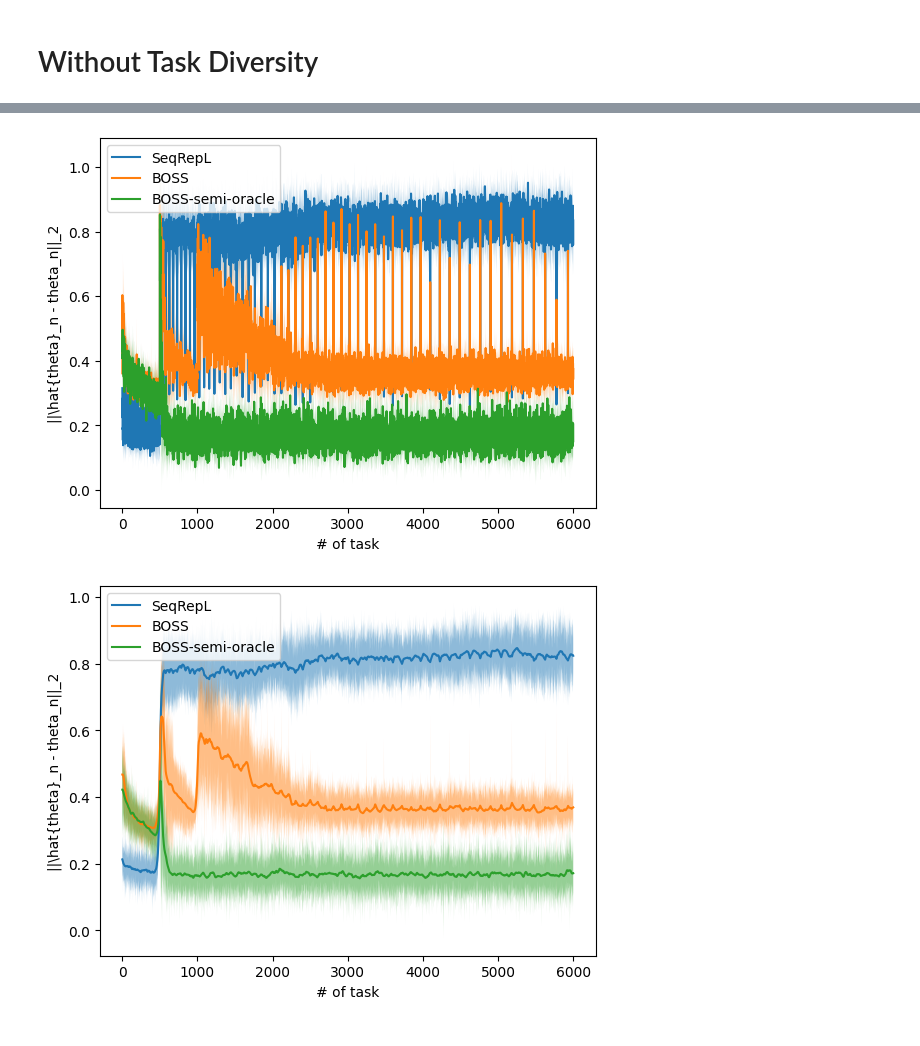
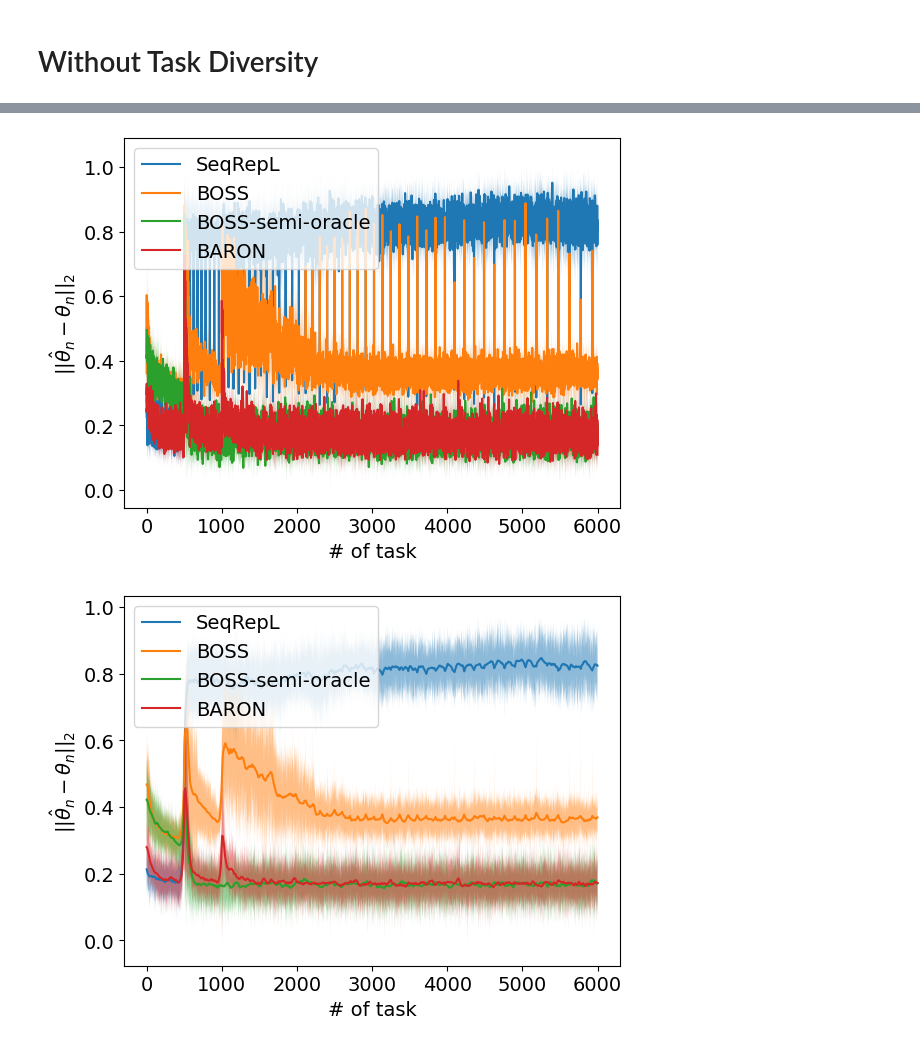
Before and after one commit to duongnhatthang/BOSS, a Jupyter notebook: exp.ipynb, the cells around one changed output, grey strips where cells are left out. Cells and saved outputs as stored; diff of their text form; code cells hidden in the pictures.

```diff
--- a/exp.ipynb
+++ b/exp.ipynb
@@ -99,6 +99,8 @@ def load_dict(name):
     std_PMA_no_oracle2 = input_dict["std_PMA_no_oracle2"]
     mean_SeqRepL2 = input_dict["mean_SeqRepL2"]
     std_SeqRepL2 = input_dict["std_SeqRepL2"]
+    mean_BARON2 = input_dict["mean_BARON2"]
+    std_BARON2 = input_dict["std_BARON2"]
     return (
         mean_PEGE2,
         std_PEGE2,
@@ -110,6 +112,8 @@ def load_dict(name):
         std_PMA_no_oracle2,
         mean_SeqRepL2,
         std_SeqRepL2,
+        mean_BARON2,
+        std_BARON2,
     )
 
 
@@ -140,4 +144,7 @@ best_PMA_no_oracle = eval_multi(input_dict)
 # %%
 input_dict["name"] = "SeqRepL"
 best_SeqRepL = eval_multi(input_dict)
+# %%
+input_dict["name"] = "BARON"
+best_BARON = eval_multi(input_dict)
 # %%
@@ -514,3 +569,6 @@ best_SeqRepL2 = eval_multi(input_dict)
+# %%
+input_dict["name"] = "BARON"
+best_BARON2 = eval_multi(input_dict)
 # %%
 plot_prev_data = True
 if plot_prev_data:
@@ -595,7 +664,9 @@ if plot_prev_data:
         std_PMA_no_oracle2,
         mean_SeqRepL2,
         std_SeqRepL2,
-    ) = load_dict("NoTaskDiv_B.npy")
+        mean_BARON2,
+        std_BARON2,
+    ) = load_dict("cache_data/NoTaskDiv_B2.npy")
 else:
     mean_PMA2 = np.mean(best_PMA2["B_hat_err"], axis=0)
     std_PMA2 = np.std(best_PMA2["B_hat_err"], axis=0)
@@ -603,6 +674,8 @@ else:
     std_SeqRepL2 = np.std(best_SeqRepL2["B_hat_err"], axis=0)
     mean_PMA_no_oracle2 = np.mean(best_PMA_no_oracle2["B_hat_err"], axis=0)
     std_PMA_no_oracle2 = np.std(best_PMA_no_oracle2["B_hat_err"], axis=0)
+    mean_BARON2 = np.mean(best_BARON2["B_hat_err"], axis=0)
+    std_BARON2 = np.std(best_BARON2["B_hat_err"], axis=0)
 
 X = np.arange(1, n_task + 1)
 plt.plot(X, mean_SeqRepL2, "-", label="SeqRepL")
@@ -618,11 +691,16 @@ plt.fill_between(
 )
 plt.plot(X, mean_PMA2, "-", label="BOSS-semi-oracle")
 plt.fill_between(X, mean_PMA2 - std_PMA2, mean_PMA2 + std_PMA2, alpha=0.5)
+plt.plot(X, mean_BARON2, "-", label="BARON")
+plt.fill_between(
+    X, mean_BARON2 - std_BARON2, mean_BARON2 + std_BARON2, alpha=0.5
+)
 plt.xlabel("# of task")
-plt.ylabel("||\hat(B)_{n, perp}^T B_n||_F")
+plt.ylabel(r"$||\hat{B}_{n, \perp}^T B_n||_F$")
 plt.legend()
+plt.savefig('figures/no_div_B.png', bbox_inches='tight', pad_inches=0.1)
 plt.show()
-plt.close()
+# plt.close()
 # output_dict = {
 #     "mean_PMA2":mean_PMA2,
 #     "std_PMA2":std_PMA2,
@@ -630,6 +708,8 @@ plt.close()
 #     "std_PMA_no_oracle2":std_PMA_no_oracle2,
 #     "mean_SeqRepL2":mean_SeqRepL2,
 #     "std_SeqRepL2":std_SeqRepL2,
+#     "mean_BARON2":mean_BARON2,
+#     "std_BARON2":std_BARON2,
 # }
-# np.save('NoTaskDiv_B.npy', output_dict)
+# np.save('cache_data/NoTaskDiv_B2.npy', output_dict)
 # %% [output]
@@ -647,7 +735,9 @@ if plot_prev_data:
         std_PMA_no_oracle2,
         mean_SeqRepL2,
         std_SeqRepL2,
-    ) = load_dict("NoTaskDiv_theta.npy")
+        mean_BARON2,
+        std_BARON2,
+    ) = load_dict("cache_data/NoTaskDiv_theta2.npy")
 else:
     mean_PMA2 = np.mean(best_PMA2["theta_hat_err"], axis=0)
     std_PMA2 = np.std(best_PMA2["theta_hat_err"], axis=0)
@@ -655,37 +745,45 @@ else:
     std_SeqRepL2 = np.std(best_SeqRepL2["theta_hat_err"], axis=0)
     mean_PMA_no_oracle2 = np.mean(best_PMA_no_oracle2["theta_hat_err"], axis=0)
     std_PMA_no_oracle2 = np.std(best_PMA_no_oracle2["theta_hat_err"], axis=0)
+    mean_BARON2 = np.mean(best_BARON2["theta_hat_err"], axis=0)
+    std_BARON2 = np.std(best_BARON2["theta_hat_err"], axis=0)
 
 X = np.arange(1, n_task + 1)
 plt.plot(X, mean_SeqRepL2, "-", label="SeqRepL")
 plt.fill_between(
     X, mean_SeqRepL2 - std_SeqRepL2, mean_SeqRepL2 + std_SeqRepL2, alpha=0.5
 )
 plt.plot(X, mean_PMA_no_oracle2, "-", label="BOSS")
 plt.fill_between(
     X,
     mean_PMA_no_oracle2 - std_PMA_no_oracle2,
     mean_PMA_no_oracle2 + std_PMA_no_oracle2,
     alpha=0.5,
 )
 plt.plot(X, mean_PMA2, "-", label="BOSS-semi-oracle")
 plt.fill_between(X, mean_PMA2 - std_PMA2, mean_PMA2 + std_PMA2, alpha=0.5)
+plt.plot(X, mean_BARON2, "-", label="BARON")
+plt.fill_between(
+    X, mean_BARON2 - std_BARON2, mean_BARON2 + std_BARON2, alpha=0.5
+)
 plt.xlabel("# of task")
-plt.ylabel("||\hat{theta}_n - theta_n||_2")
+plt.ylabel(r"$||\hat{\theta}_n - \theta_n||_2$")
 plt.legend()
 plt.show()
 # plt.close()
 # output_dict = {
 #     "mean_PMA2":mean_PMA2,
 #     "std_PMA2":std_PMA2,
 #     "mean_PMA_no_oracle2":mean_PMA_no_oracle2,
 #     "std_PMA_no_oracle2":std_PMA_no_oracle2,
 #     "mean_SeqRepL2":mean_SeqRepL2,
 #     "std_SeqRepL2":std_SeqRepL2,
+#     "mean_BARON2":mean_BARON2,
+#     "std_BARON2":std_BARON2,
 # }
-# np.save('NoTaskDiv_theta.npy', output_dict)
+# np.save('cache_data/NoTaskDiv_theta2.npy', output_dict)
 # %% [output]
-[figure, old version]
+[figure, new version]
 # %%
 rbf = Rbf(X, mean_PMA_no_oracle2, function="multiquadric", smooth=500)
 y_PMA_no_oracle_rbf2 = rbf(X)
@@ -693,6 +791,8 @@ rbf = Rbf(X, mean_PMA2, function="multiquadric", smooth=500)
 y_PMA_rbf2 = rbf(X)
 rbf = Rbf(X, mean_SeqRepL2, function="multiquadric", smooth=500)
 y_SeqRepL_rbf2 = rbf(X)
+rbf = Rbf(X, mean_BARON2, function="multiquadric", smooth=500)
+y_BARON_rbf2 = rbf(X)
 
 plt.plot(X, y_SeqRepL_rbf2, "-", label="SeqRepL")
 plt.fill_between(
@@ -707,13 +807,17 @@ plt.fill_between(
 )
 plt.plot(X, y_PMA_rbf2, "-", label="BOSS-semi-oracle")
 plt.fill_between(X, y_PMA_rbf2 - std_PMA2, y_PMA_rbf2 + std_PMA2, alpha=0.5)
+
+plt.plot(X, y_BARON_rbf2, "-", label="BARON")
+plt.fill_between(X, y_BARON_rbf2 - std_BARON2, y_BARON_rbf2 + std_BARON2, alpha=0.5)
 plt.xlabel("# of task")
-plt.ylabel("||\hat{theta}_n - theta_n||_2")
+plt.ylabel(r"$||\hat{\theta}_n - \theta_n||_2$")
+plt.savefig('figures/no_div_theta.png', bbox_inches='tight', pad_inches=0.1)
 
 plt.legend()
 plt.show()
 # %% [output]
-[figure, old version]
+[figure, new version]
 # %%
 if plot_prev_data:
     (
```
Also changed, not shown: parts of 17 cells of this notebook, 13 other files.
